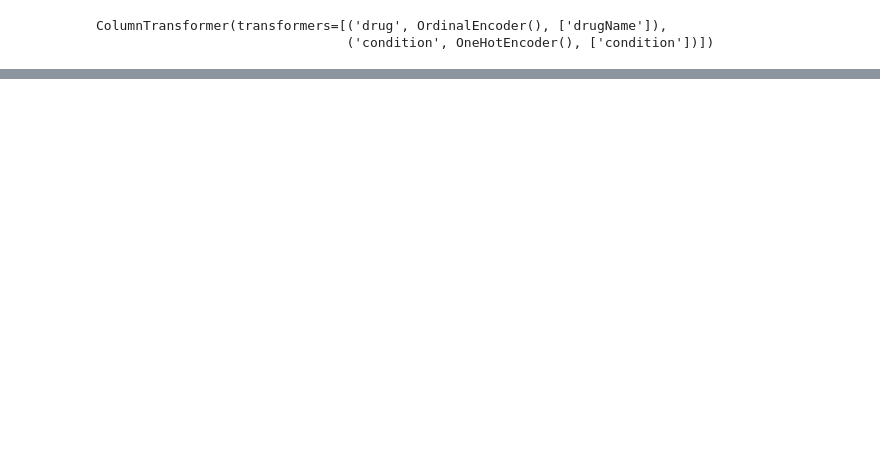
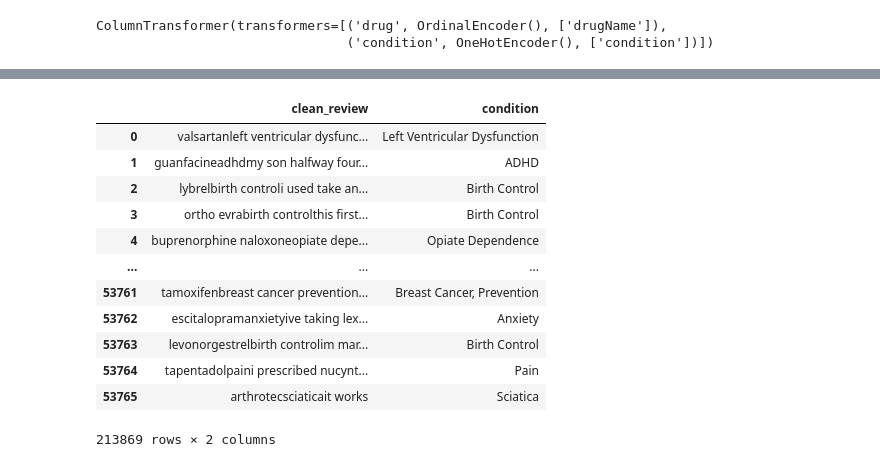
Before and after one commit to PankajMishra99/Medicine_Reviews, a Jupyter notebook: notebooks/model_traing.ipynb, the cells around one changed output, grey strips where cells are left out. Cells and saved outputs as stored; diff of their text form; code cells hidden in the pictures; blank space fills up the shorter version.

```diff
--- a/notebooks/model_traing.ipynb
+++ b/notebooks/model_traing.ipynb
@@ -264,0 +375,18 @@ ColumnTransformer(transformers=[('drug', OrdinalEncoder(), ['drugName']),
+# %%
+from sklearn.metrics.pairwise import cosine_similarity
+df_clean= df_clean[['clean_review','condition']]
+df_clean
+# %% [output]
+|  | clean_review | condition |
+| 0 | valsartanleft ventricular dysfunc... | Left Ventricular Dysfunction |
+| 1 | guanfacineadhdmy son halfway four... | ADHD |
+| 2 | lybrelbirth controli used take an... | Birth Control |
+| 3 | ortho evrabirth controlthis first... | Birth Control |
+| 4 | buprenorphine naloxoneopiate depe... | Opiate Dependence |
+| ... | ... | ... |
+| 53761 | tamoxifenbreast cancer prevention... | Breast Cancer, Prevention |
+| 53762 | escitalopramanxietyive taking lex... | Anxiety |
+| 53763 | levonorgestrelbirth controlim mar... | Birth Control |
+| 53764 | tapentadolpaini prescribed nucynt... | Pain |
+| 53765 | arthrotecsciaticait works | Sciatica |
+213869 rows × 2 columns
```
Also changed, not shown: parts of 19 cells of this notebook.
